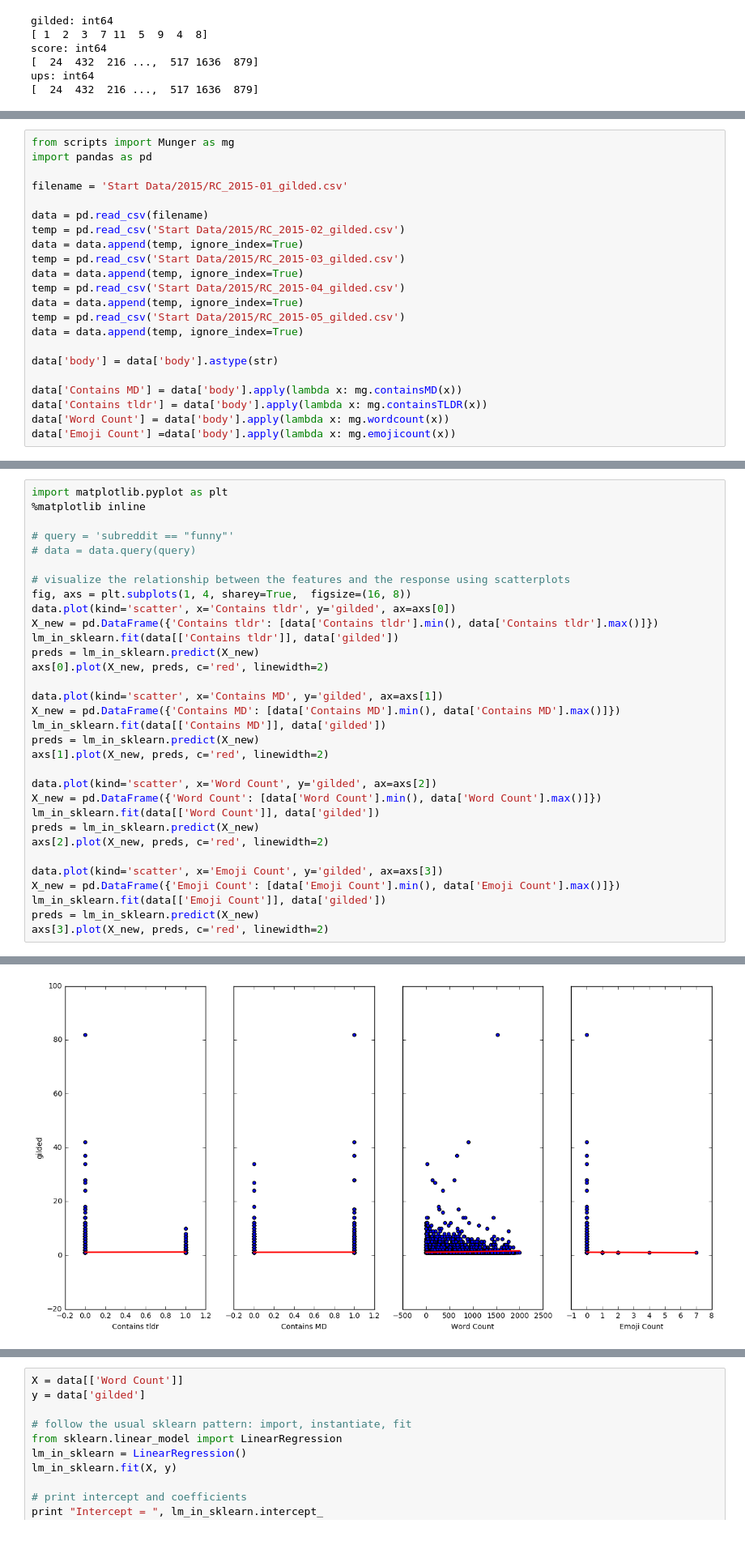
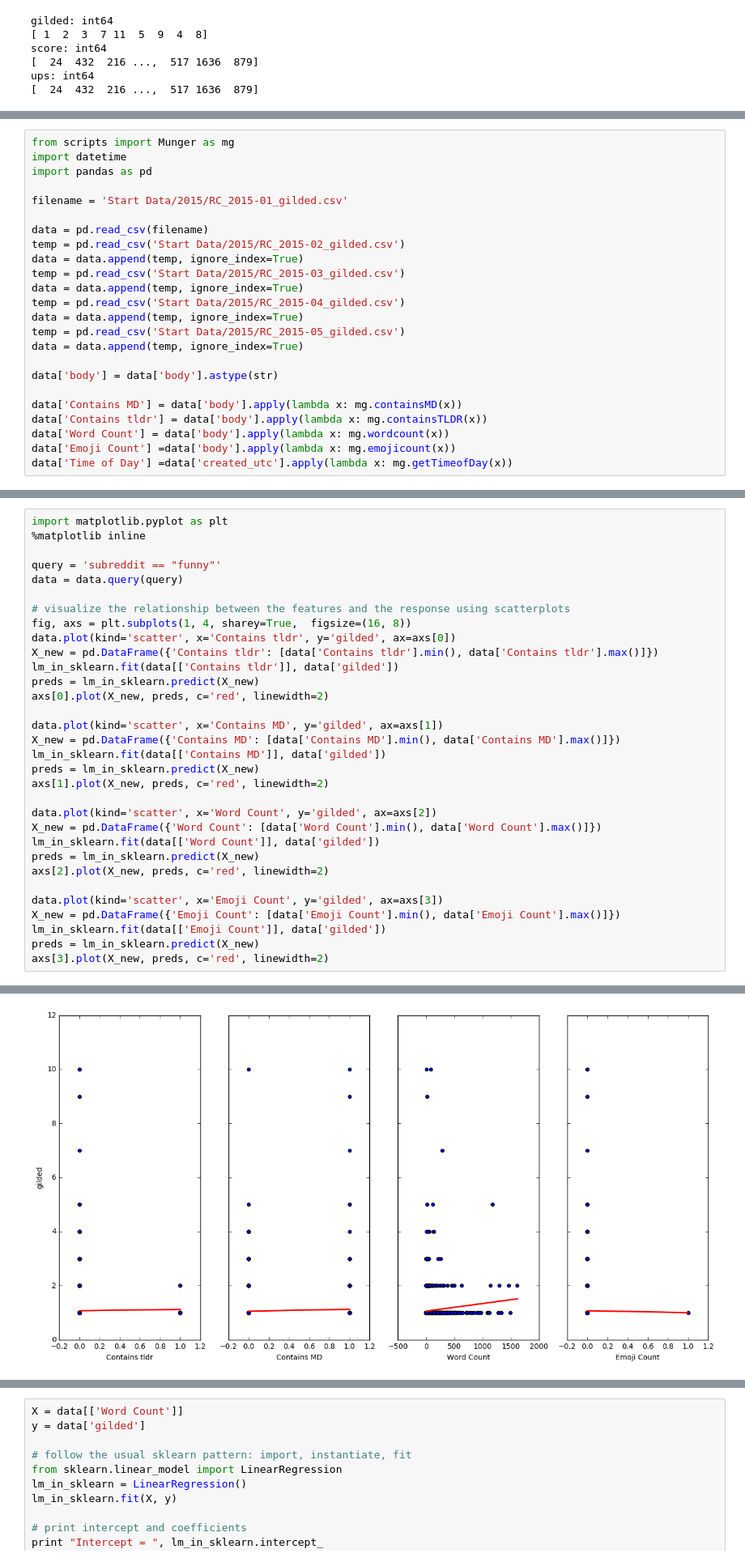
Before and after one commit to cyinwei/csce489_gold, a Jupyter notebook: Jeremy's Notebook.ipynb, the cells around one changed output, grey strips where cells are left out. Shown at 81% size. Drawn from its saved outputs; the diff is of its cells as text; blank space fills up the shorter version.

```diff
--- a/Jeremy's Notebook.ipynb
+++ b/Jeremy's Notebook.ipynb
@@ -87,5 +107,6 @@ IndentationError: unindent does not match any outer indentation level (Munger.py
 # %%
 from scripts import Munger as mg
+import datetime
 import pandas as pd
 
 filename = 'Start Data/2015/RC_2015-01_gilded.csv'
@@ -106,3 +127,4 @@ data['Contains MD'] = data['body'].apply(lambda x: mg.containsMD(x))
 data['Contains tldr'] = data['body'].apply(lambda x: mg.containsTLDR(x))
 data['Word Count'] = data['body'].apply(lambda x: mg.wordcount(x))
 data['Emoji Count'] =data['body'].apply(lambda x: mg.emojicount(x))
+data['Time of Day'] =data['created_utc'].apply(lambda x: mg.getTimeofDay(x))
@@ -110,34 +142,34 @@ data['Emoji Count'] =data['body'].apply(lambda x: mg.emojicount(x))
 import matplotlib.pyplot as plt
 %matplotlib inline
 
-# query = 'subreddit == "funny"'
-# data = data.query(query)
+query = 'subreddit == "funny"'
+data = data.query(query)
 
 # visualize the relationship between the features and the response using scatterplots
 fig, axs = plt.subplots(1, 4, sharey=True,  figsize=(16, 8))
 data.plot(kind='scatter', x='Contains tldr', y='gilded', ax=axs[0])
 X_new = pd.DataFrame({'Contains tldr': [data['Contains tldr'].min(), data['Contains tldr'].max()]})
 lm_in_sklearn.fit(data[['Contains tldr']], data['gilded'])
 preds = lm_in_sklearn.predict(X_new)
 axs[0].plot(X_new, preds, c='red', linewidth=2)
 
 data.plot(kind='scatter', x='Contains MD', y='gilded', ax=axs[1])
 X_new = pd.DataFrame({'Contains MD': [data['Contains MD'].min(), data['Contains MD'].max()]})
 lm_in_sklearn.fit(data[['Contains MD']], data['gilded'])
 preds = lm_in_sklearn.predict(X_new)
 axs[1].plot(X_new, preds, c='red', linewidth=2)
 
 data.plot(kind='scatter', x='Word Count', y='gilded', ax=axs[2])
 X_new = pd.DataFrame({'Word Count': [data['Word Count'].min(), data['Word Count'].max()]})
 lm_in_sklearn.fit(data[['Word Count']], data['gilded'])
 preds = lm_in_sklearn.predict(X_new)
 axs[2].plot(X_new, preds, c='red', linewidth=2)
 
 data.plot(kind='scatter', x='Emoji Count', y='gilded', ax=axs[3])
 X_new = pd.DataFrame({'Emoji Count': [data['Emoji Count'].min(), data['Emoji Count'].max()]})
 lm_in_sklearn.fit(data[['Emoji Count']], data['gilded'])
 preds = lm_in_sklearn.predict(X_new)
 axs[3].plot(X_new, preds, c='red', linewidth=2)
 # %% [output]
 [<matplotlib.lines.Line2D at 0x...>]
-[figure, old version]
+[figure, new version]
```
Also changed, not shown: parts of 5 cells of this notebook, 2 other files.
